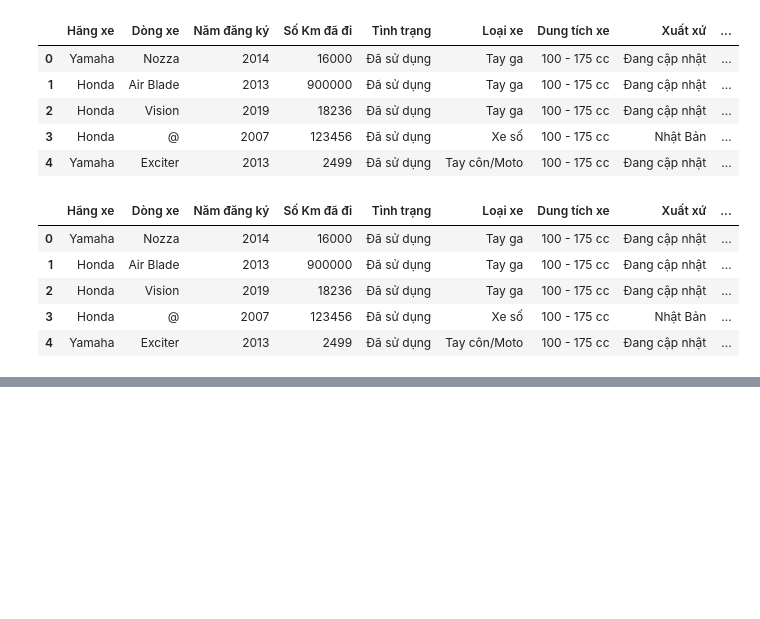
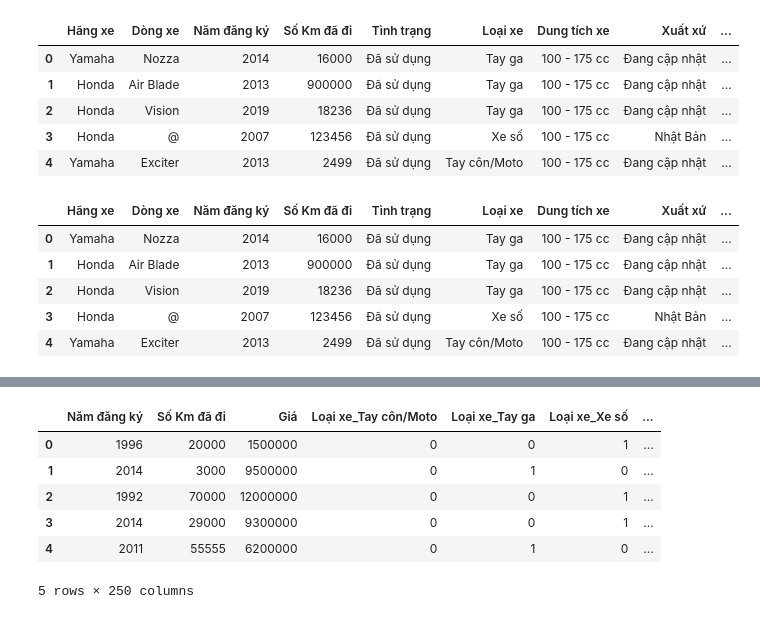
Before and after one commit to hungng2k2/du-doan-gia-xe-may, a Jupyter notebook: clean_data.ipynb, the cells around one changed output, grey strips where cells are left out. Saved outputs shown, nothing was run; the diff lists cells and outputs as text; code cells hidden in the pictures; blank space fills up the shorter version.

```diff
--- a/clean_data.ipynb
+++ b/clean_data.ipynb
@@ -60,0 +81,12 @@ data.to_csv('./clean_data/smalldataset.csv', index=False)
+# %%
+df_new = pd.get_dummies(df_new, columns= ['Loại xe', 'Dung tích xe', 'Hãng xe', 'Dòng xe'])
+# %%
+df_new.head()
+# %% [output]
+|  | Năm đăng ký | Số Km đã đi | Giá | Loại xe_Tay côn/Moto | Loại xe_Tay ga | Loại xe_Xe số | ... |
+| 0 | 1996 | 20000 | 1500000 | 0 | 0 | 1 | ... |
+| 1 | 2014 | 3000 | 9500000 | 0 | 1 | 0 | ... |
+| 2 | 1992 | 70000 | 12000000 | 0 | 0 | 1 | ... |
+| 3 | 2014 | 29000 | 9300000 | 0 | 0 | 1 | ... |
+| 4 | 2011 | 55555 | 6200000 | 0 | 1 | 0 | ... |
+5 rows × 250 columns
```
Also changed, not shown: parts of 8 cells of this notebook, 1 other file.
